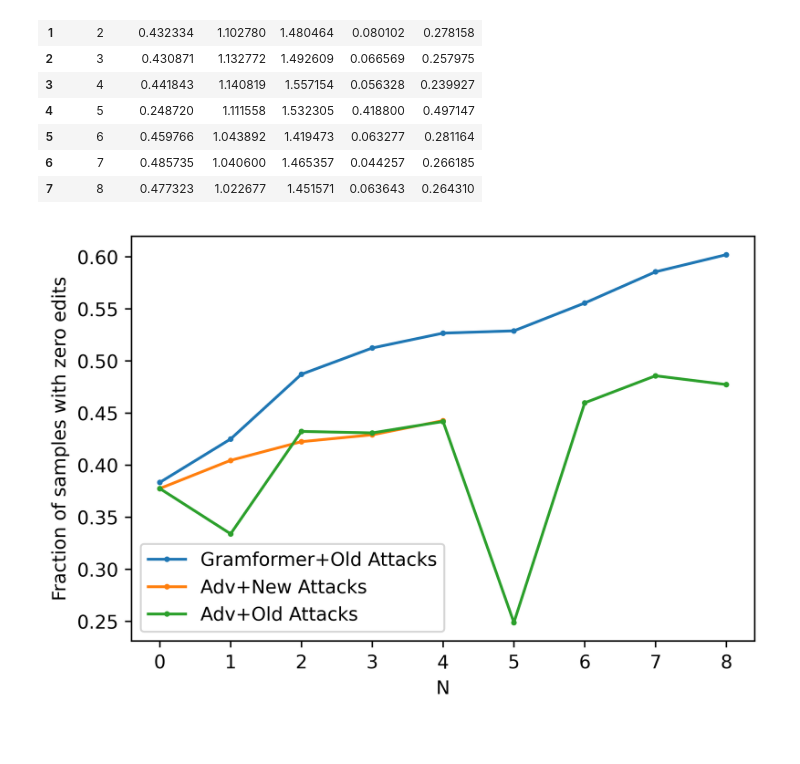
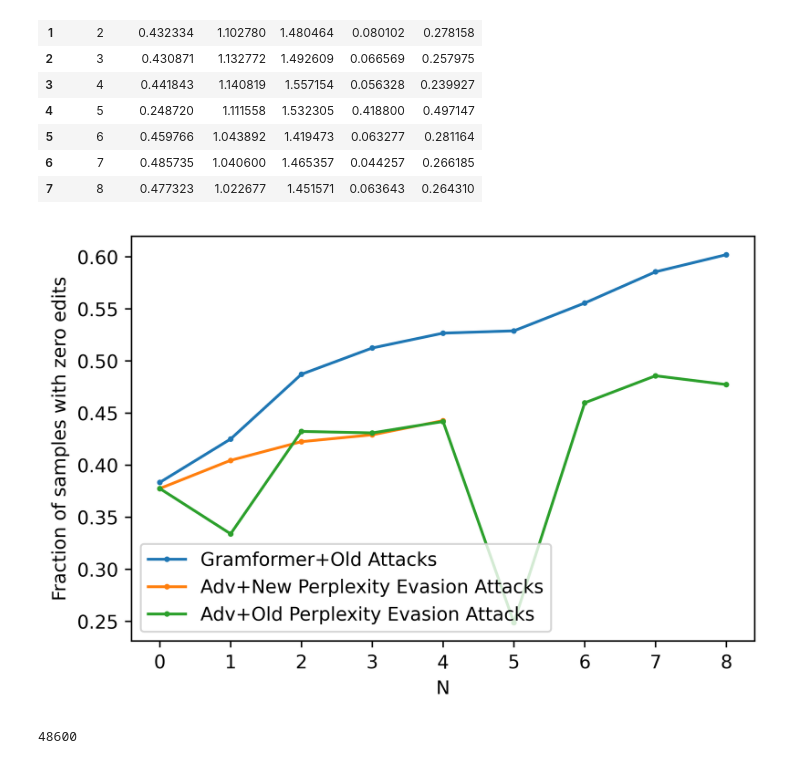
Before and after one commit to YufanWangYuki/NoiseGram, a Jupyter notebook: adv_perp.ipynb, the cells around one changed output. Drawn from its saved outputs; the diff is of its cells as text; code cells hidden in the pictures.

```diff
--- a/adv_perp.ipynb
+++ b/adv_perp.ipynb
@@ -192,21 +192,25 @@ orig_with_adv_not_removed.txt
 # %%
 import matplotlib.pyplot as plt
 # from matplotlib.pyplot import MultipleLocator
 
 # x_major_locator=MultipleLocator(5)
 
 fig, ax = plt.subplots(dpi=600)
 
 ax.plot(df2['length'], df2['zero edit rate'], marker='o',markersize=2,label='Gramformer+Old Attacks') # 作y1 = x 图，并标记此线名为linear
-ax.plot(df['length'], df['zero edit rate'], marker='o',markersize=2,label='Adv+New Attacks') # 作y1 = x 图，并标记此线名为linear
-ax.plot(df3['length'], df3['zero edit rate'], marker='o',markersize=2,label='Adv+Old Attacks') # 作y1 = x 图，并标记此线名为linear
+ax.plot(df['length'], df['zero edit rate'], marker='o',markersize=2,label='Adv+New Perplexity Evasion Attacks') # 作y1 = x 图，并标记此线名为linear
+ax.plot(df3['length'], df3['zero edit rate'], marker='o',markersize=2,label='Adv+Old Perplexity Evasion Attacks') # 作y1 = x 图，并标记此线名为linear
 
 ax.set_xlabel('N') #设置x轴名称 x label
 ax.set_ylabel('Fraction of samples with zero edits') #设置y轴名称 y label
 # ax.set_title('The Effect of Adding Gaussian Noise on Gramformer Model') #设置图名为Simple Plot
 ax.legend() #自动检测要在图例中显示的元素，并且显示
 # plt.xlim((0, 15))
 # ax.xaxis.set_major_locator(x_major_locator)
 plt.show() #图形可视化
 # %% [output]
-[figure, old version]
+[figure, new version]
+# %%
+243*200
+# %% [output]
+48600
```
Also changed, not shown: 4 other files.
